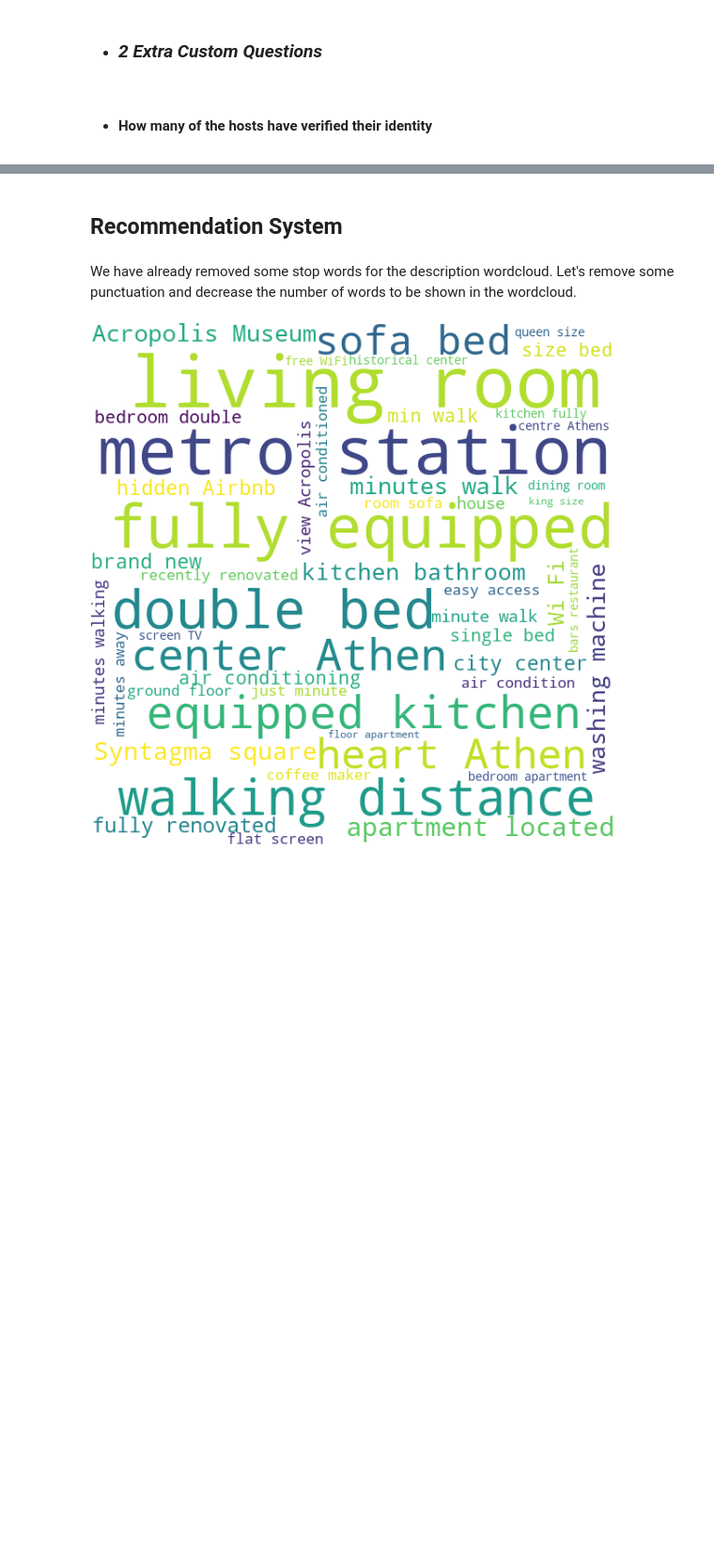
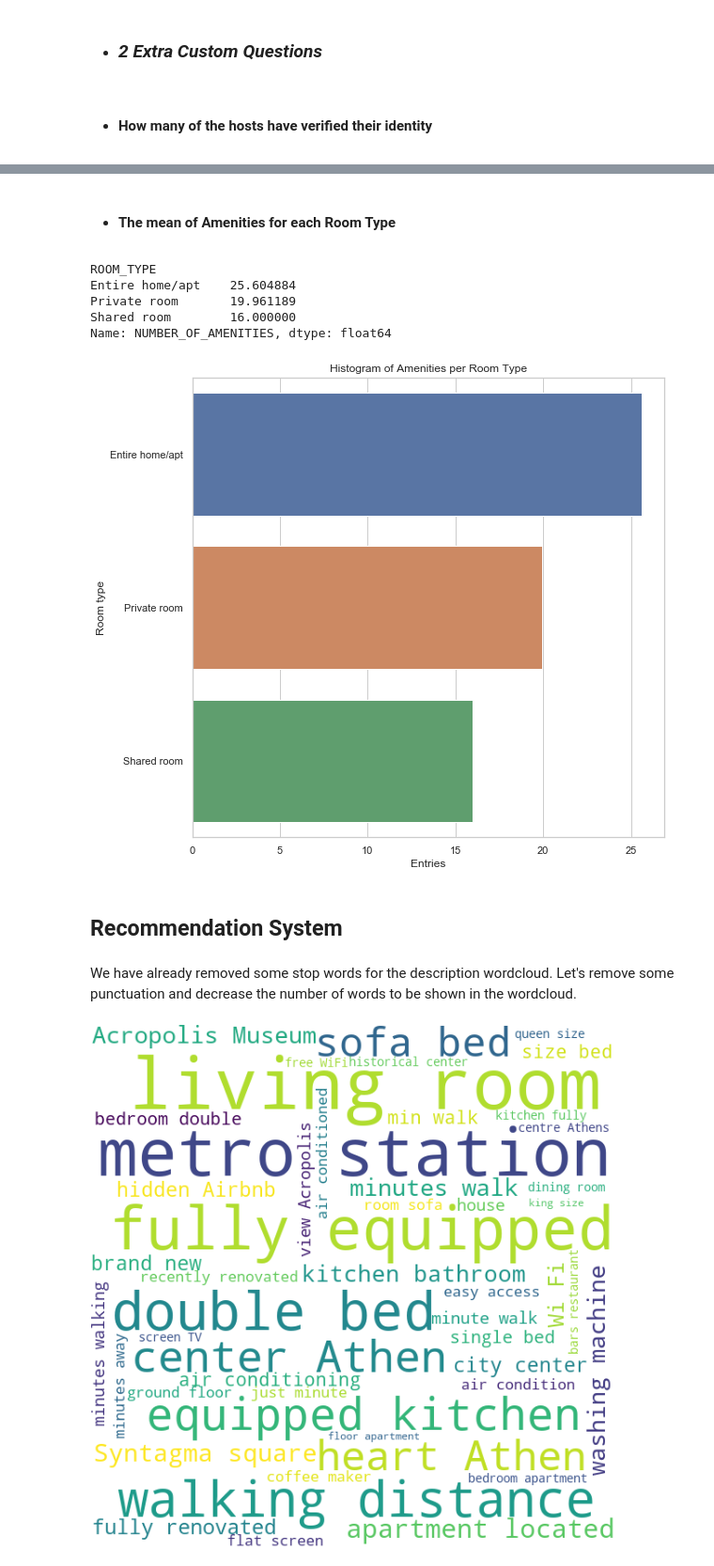
Before and after one commit to PanosEvange/DataMiningProj1_2020, a Jupyter notebook: Project1Final.ipynb, the cells around one changed output, grey strips where cells are left out. Shown at 94% size. Cells and saved outputs as stored; diff of their text form; code cells hidden in the pictures; blank space fills up the shorter version.

Commit message:
Added 'Mean Amenities for each Room Type'

```diff
--- a/Project1Final.ipynb
+++ b/Project1Final.ipynb
@@ -826,3 +826,26 @@ plt.show()
+# %% [markdown]
+  - #### The mean of Amenities for each Room Type
+# %%
+roomTypeAmenities = trainCsv[['ROOM_TYPE', 'ID', 'AMENITIES']].copy()
+
+roomTypeAmenities['NUMBER_OF_AMENITIES'] = roomTypeAmenities.AMENITIES.str.count(',') + 1
+roomTypeAmenities = roomTypeAmenities[roomTypeAmenities.duplicated(subset='ID', keep='first') == False]
+numberOfAmenities = roomTypeAmenities.groupby(['ROOM_TYPE'])['NUMBER_OF_AMENITIES'].mean()
+
+print(numberOfAmenities)
+
+sns.set(style="whitegrid")
+plt.figure(figsize=(9, 9))
+ax = sns.barplot(x=numberOfAmenities.values, y=numberOfAmenities.index)
+ax.set(title='Histogram of Amenities per Room Type', xlabel='Entries', ylabel='Room type')
+plt.show()
+# %% [output]
+ROOM_TYPE
+Entire home/apt    25.604884
+Private room       19.961189
+Shared room        16.000000
+Name: NUMBER_OF_AMENITIES, dtype: float64
+[figure, added]
 # %% [markdown]
 ## __Recommendation System__
 # %% [markdown]
```
Also changed, not shown: parts of 16 cells of this notebook, 1 other file.
